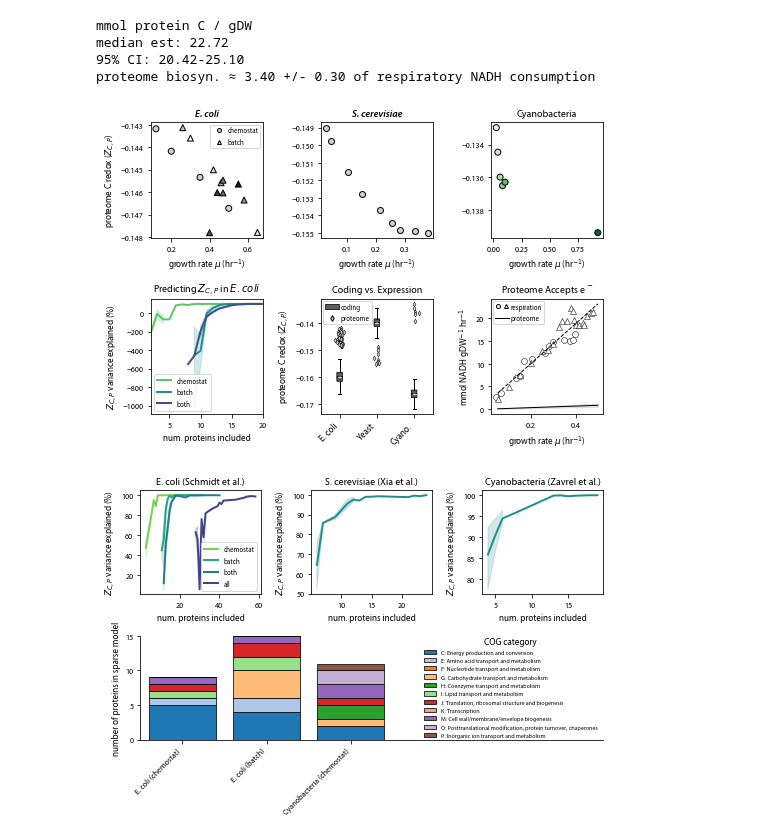
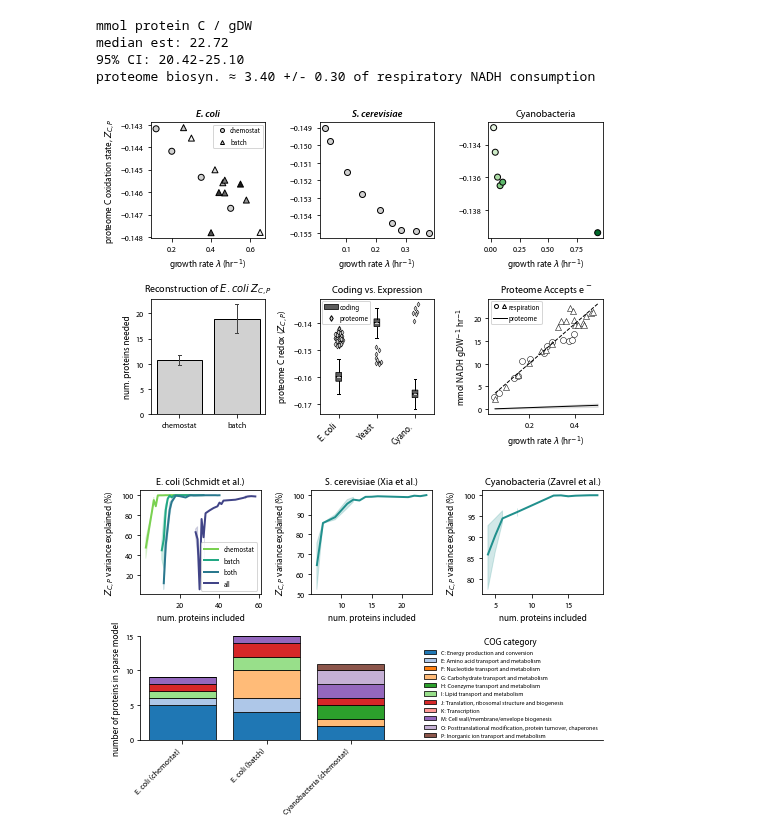
Before and after one commit to flamholz/redox-proteome, a Jupyter notebook: notebooks/AllFigures.ipynb, the cells around one changed output. Cells and saved outputs as stored; diff of their text form; code cells hidden in the pictures.

```diff
--- a/notebooks/AllFigures.ipynb
+++ b/notebooks/AllFigures.ipynb
@@ -83,8 +83,8 @@ sns.scatterplot(data=coli_schmidt_batch, x='growth_rate_hr', y='proteome_NOSC',
                 style='dataset', markers='^', edgecolor='k', color=greys[1], linewidth=1,
                 legend=False)
 plt.title('E. coli', style='italic')
-plt.ylabel('proteome C redox ($Z_{C,P}$)')
-plt.xlabel('growth rate $\mu$ (hr$^{-1}$)')
+plt.ylabel('proteome C oxidation state, $Z_{C,P}$')
+plt.xlabel('growth rate $\lambda$ (hr$^{-1}$)')
 
 legend_elements = [Line2D([0], [0], marker='o', color='w', label='chemostat',
                           markerfacecolor=greys[1], markeredgecolor='k',
@@ -100,7 +100,7 @@ plt.sca(axs[0,1])
 sns.scatterplot(data=yeast_data, x='growth_rate_hr', y='proteome_NOSC',
                 edgecolor='k', color=greys[1], linewidth=1)
 plt.title('S. cerevisiae', style='italic')
-plt.xlabel('growth rate $\mu$ (hr$^{-1}$)')
+plt.xlabel('growth rate $\lambda$ (hr$^{-1}$)')
 plt.ylabel('')
 
 # Cyanobacterial proteome data from Zavrel 2019
@@ -114,26 +114,23 @@ sns.scatterplot(data=cyano_data, x='growth_rate_hr', y='proteome_NOSC',
                 legend=False)
 plt.title('Cyanobacteria')
 plt.ylabel('')
-plt.xlabel('growth rate $\mu$ (hr$^{-1}$)')
+plt.xlabel('growth rate $\lambda$ (hr$^{-1}$)')
 
 # Z_C,P regression analysis for E. coli proteomes indicates a "diffuse" effect
 plt.sca(axs[1,0])
 
 # Read in the output of the lasso regression analysis
 lasso_res = pd.read_csv('../data/proteomes/Coli/Schmidt_lasso_regression.csv')
-lasso_res['var_explained_pct'] = 100*lasso_res.r2
 mask = np.logical_and(
-    lasso_res.var_explained_pct > 0,
-    lasso_res.conditions_included != 'all')
+    lasso_res.r2 > 0.99,
+    lasso_res.r2 < 0.9991)
 
-sns.lineplot(data=lasso_res[mask], x='number_nonzero', y='var_explained_pct', hue='conditions_included',
-             palette='viridis_r')
-
-plt.xlim(2, 20)
-plt.legend(title=None, loc=3)
-plt.xlabel('num. proteins included')
-plt.ylabel('$Z_{C,P}$ variance explained (%)')
-plt.title('Predicting $Z_{C,P}$ in $E. coli$')
+order = 'chemostat,batch'.split(',')
+sns.barplot(data=lasso_res[mask], x='conditions_included', y='number_nonzero', order=order,
+            color=greys[1], edgecolor='k', ecolor='k', capsize=0.05, errwidth=1)
+plt.ylabel('num. proteins needed')
+plt.title('Reconstruction of $E. coli$ $Z_{C,P}$')
+plt.xlabel('')
 
 # Coding sequences are not a good predictor of $Z_{C,P}$ in general
 # Systematic deviations from coding sequences whose direction depends on the species.
@@ -224,35 +221,35 @@ l = plt.plot(mus, protein_NADH_flux_med, lw=1, color='k', zorder=10,
 
 med_ratio = protein_NADH_flux_med/pred_resp_NADH_cons
 med_pct = 100*med_ratio
 print('proteome biosyn. ≈ {0:.2f} +/- {1:.2f} of respiratory NADH consumption'.format(
       med_pct.mean(), med_pct.std()))
 
 plt.title('Proteome Accepts e$^-$')
 plt.ylabel('mmol NADH gDW$^{-1}$ hr$^{-1}$')
-plt.xlabel('growth rate $\mu$ (hr$^{-1}$)')
+plt.xlabel('growth rate $\lambda$ (hr$^{-1}$)')
 
 line = Line2D([0], [0], color='k', linewidth=1)
 circ = Line2D([0], [0], marker='o', color='w',
               markerfacecolor='w', markeredgecolor='k',
               linewidth=1, markersize=4)
 tri = Line2D([0], [0], marker='^', color='w',
              markerfacecolor='w', markeredgecolor='k',
              linewidth=1, markersize=4)
 
 legend_elements = [(circ, tri), line]
 plt.gca().legend(handles=legend_elements, labels='respiration,proteome'.split(','),
                  loc=2, handletextpad=0.2, borderaxespad=0.3, borderpad=0.3,
                  handler_map={tuple: HandlerTuple(ndivide=None)})
 
 plt.tight_layout()
 plt.savefig('../output/Fig2.png', facecolor='w', dpi=300)
 plt.show()
 # %% [output]
 mmol protein C / gDW
 median est: 22.72
 95% CI: 20.42-25.10
 proteome biosyn. ≈ 3.40 +/- 0.30 of respiratory NADH consumption
-[figure, old version]
+[figure, new version]
 # %%
 ##### Supplementary Fig 1 -- reconstruction of proteome NOSC requires > 5 proteins with distinct functions
 # Maintext has E. coli, here we add yeast and cyanobacteria
```
Also changed, not shown: parts of 14 cells of this notebook, 2 other files.
